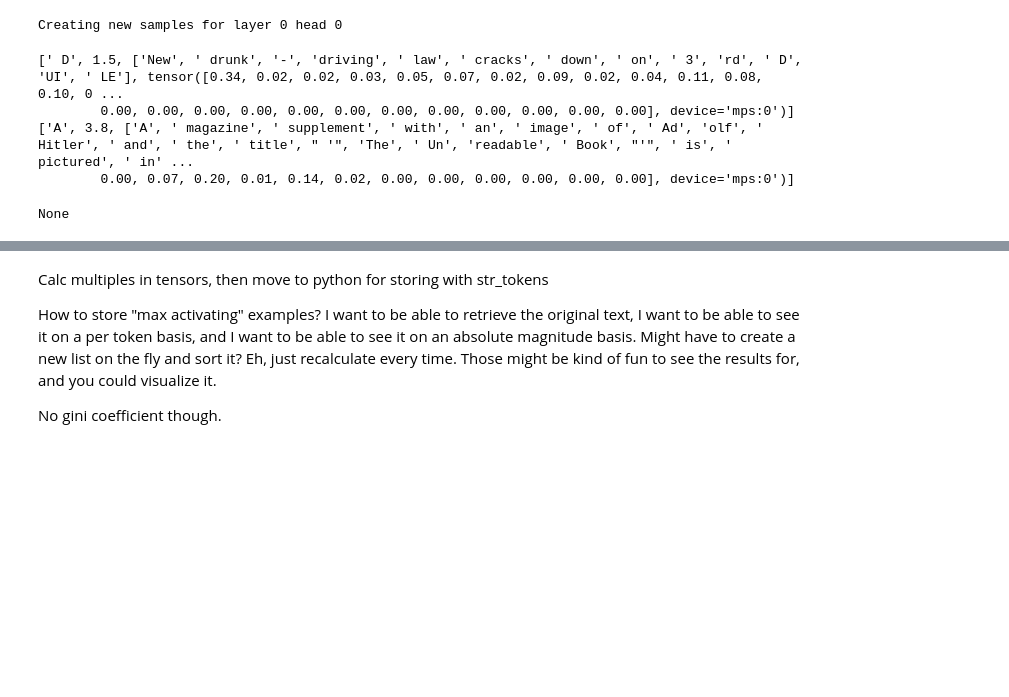
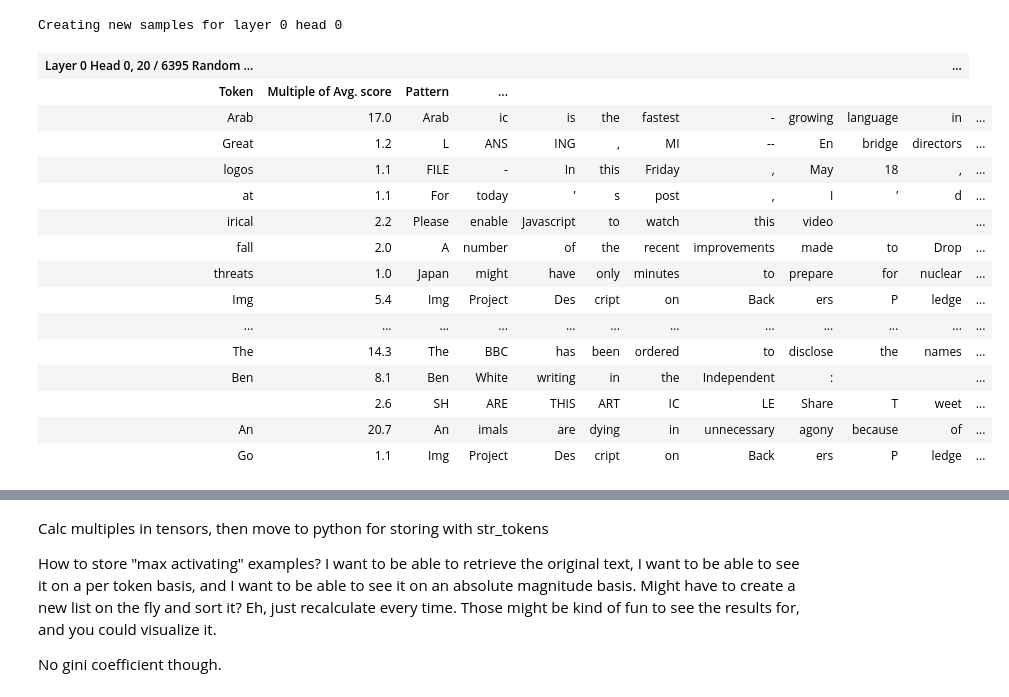
Before and after one commit to connor-henderson/attention-data, a Jupyter notebook: test.ipynb, the cells around one changed output, grey strips where cells are left out. Saved outputs shown, nothing was run; the diff lists cells and outputs as text; code cells hidden in the pictures; blank space fills up the shorter version.

Commit message:
display

```diff
--- a/test.ipynb
+++ b/test.ipynb
@@ -93,10 +94,10 @@ torch.Size([5, 70])
 #     display(cv.attention.attention_patterns(tokens=str_tokens, attention=attention_pattern))
 # %%
 # logits, cache = model.run_with_cache(input_ids)
-# random_idx = 0
+random_idx = 0
 # new_text = random_sentences[random_idx]
 
 # str_tokens = model.to_str_tokens(new_text)
-# for layer in range(model.cfg.n_layers):
-#     attention_pattern = cache["pattern", 0][random_idx, ...]
-#     display(cv.attention.attention_patterns(tokens=str_tokens, attention=attention_pattern))
+for layer in range(model.cfg.n_layers):
+    attention_pattern = auto_attention.cache["pattern", 0][random_idx, ...]
+    display(cv.attention.attention_patterns(tokens=auto_attention.str_tokens[0], attention=attention_pattern))
@@ -443,32 +479,22 @@ auto_attention = AutoAttention(model=model,
 ranked_multiples = auto_attention.get_ranked_multiples(num_multiples=10)
 # %% [output]
 Creating new samples for layer 0 head 0
-# %%
-# code to display the ranked multiples
-test = auto_attention.get_random_multiples(num_multiples=10)
-print(test[0])
-print(test[4])
-# %% [output]
-[' D', 1.5, ['New', ' drunk', '-', 'driving', ' law', ' cracks', ' down', ' on', ' 3', 'rd', ' D', 'UI', ' LE'], tensor([0.34, 0.02, 0.02, 0.03, 0.05, 0.07, 0.02, 0.09, 0.02, 0.04, 0.11, 0.08, 0.10, 0 ...
-        0.00, 0.00, 0.00, 0.00, 0.00, 0.00, 0.00, 0.00, 0.00, 0.00, 0.00, 0.00], device='mps:0')]
-['A', 3.8, ['A', ' magazine', ' supplement', ' with', ' an', ' image', ' of', ' Ad', 'olf', ' Hitler', ' and', ' the', ' title', " '", 'The', ' Un', 'readable', ' Book', "'", ' is', ' pictured', ' in' ...
-        0.00, 0.07, 0.20, 0.01, 0.14, 0.02, 0.00, 0.00, 0.00, 0.00, 0.00, 0.00], device='mps:0')]
-# %%
-def _update_head(self, head=None, layer=None, samples=None, description=None):
-    head = self.heads[layer][head]
-    head.samples = samples
-    head.description = description
-
-auto_attention._update_head = _update_head
-# %%
-# pad_indices = (auto_attention.input_ids[0] == auto_attention.model.tokenizer.pad_token_id).nonzero(as_tuple=True)
-# if pad_indices[0].size(0) > 0:
-#     pad_index = pad_indices[0][0]
-# else:
-#     pad_index = None
-l = auto_attention.input_ids[0].tolist()
-p= auto_attention.model.tokenizer.pad_token_id
-a = l.index(p) if p in l else None
-print(a)
-# %% [output]
-None
+# %%
+test = auto_attention.get_random_multiples(num_multiples=20, display=True)
+# %% [output]
+| Layer 0 Head 0, 20 / 6395 Random ... |  |  |  |  |  |  |  |  |  | ... |
+| Token | Multiple of Avg. score | Pattern | ... |
+| Arab | 17.0 | Arab | ic | is | the | fastest | - | growing | language | in | ... |
+| Great | 1.2 | L | ANS | ING | , | MI | -- | En | bridge | directors | ... |
+| logos | 1.1 | FILE | - | In | this | Friday | , | May | 18 | , | ... |
+| at | 1.1 | For | today | ’ | s | post | , | I | ’ | d | ... |
+| irical | 2.2 | Please | enable | Javascript | to | watch | this | video |  |  | ... |
+| fall | 2.0 | A | number | of | the | recent | improvements | made | to | Drop | ... |
+| threats | 1.0 | Japan | might | have | only | minutes | to | prepare | for | nuclear | ... |
+| Img | 5.4 | Img | Project | Des | cript | on | Back | ers | P | ledge | ... |
+| ... | ... | ... | ... | ... | ... | ... | ... | ... | ... | ... | ... |
+| The | 14.3 | The | BBC | has | been | ordered | to | disclose | the | names | ... |
+| Ben | 8.1 | Ben | White | writing | in | the | Independent | : |  |  | ... |
+|  | 2.6 | SH | ARE | THIS | ART | IC | LE | Share | T | weet | ... |
+| An | 20.7 | An | imals | are | dying | in | unnecessary | agony | because | of | ... |
+| Go | 1.1 | Img | Project | Des | cript | on | Back | ers | P | ledge | ... |
```
Also changed, not shown: parts of 4 cells of this notebook.
